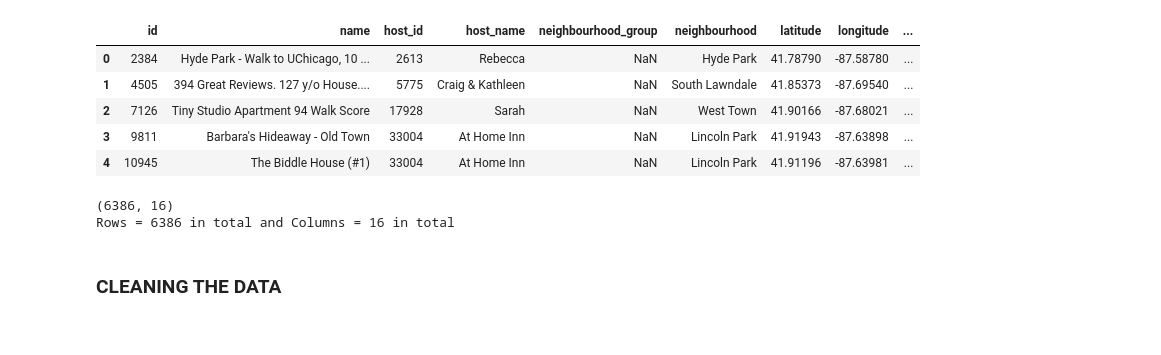
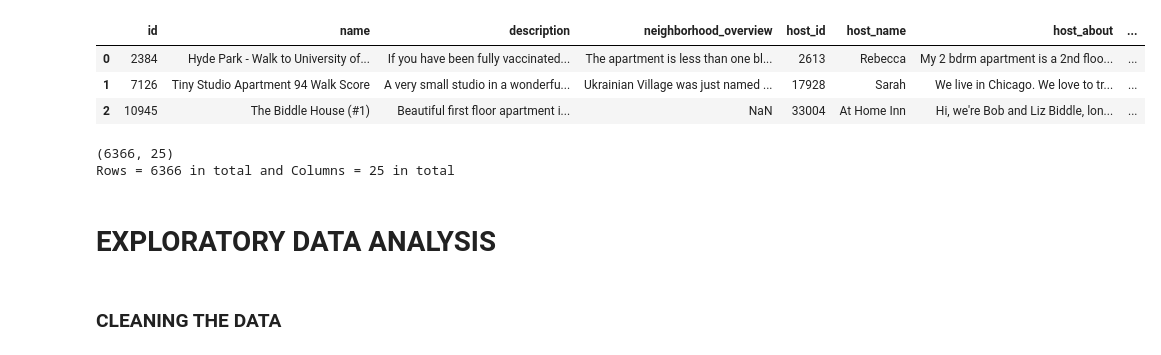
Before and after one commit to platypusjerry/Airbnb-chicago, a Jupyter notebook: airbnb_chicago_analysis.ipynb, the cells around one changed output. Drawn from its saved outputs; the diff is of its cells as text; code cells hidden in the pictures.

```diff
--- a/airbnb_chicago_analysis.ipynb
+++ b/airbnb_chicago_analysis.ipynb
@@ -24,21 +81,25 @@ from io import BytesIO
 # %%
 #reading the data-set
-url = 'https://raw.githubusercontent.com/platypusjerry/Airbnb-chicago_analysis/main/listings_1.csv'
-listing = pd.read_csv(url)
-listing.head(5)
+url1 = 'https://raw.githubusercontent.com/platypusjerry/Airbnb-chicago_analysis/main/data/listings_2.csv'
+url2 = 'https://raw.githubusercontent.com/platypusjerry/Airbnb-chicago_analysis/main/data/listings_1.csv'
+url3 = 'https://raw.githubusercontent.com/platypusjerry/Airbnb-chicago_analysis/main/data/listings_3.csv'
+listing = pd.read_csv(url3)
+
+listing.rename(columns = {'neighbourhood_cleansed':'neighbourhood'}, inplace = True)
+listing.head(3)
 # %% [output]
-|  | id | name | host_id | host_name | neighbourhood_group | neighbourhood | latitude | longitude | ... |
-| 0 | 2384 | Hyde Park - Walk to UChicago, 10 ... | 2613 | Rebecca | NaN | Hyde Park | 41.78790 | -87.58780 | ... |
-| 1 | 4505 | 394 Great Reviews. 127 y/o House.... | 5775 | Craig & Kathleen | NaN | South Lawndale | 41.85373 | -87.69540 | ... |
-| 2 | 7126 | Tiny Studio Apartment 94 Walk Score | 17928 | Sarah | NaN | West Town | 41.90166 | -87.68021 | ... |
-| 3 | 9811 | Barbara's Hideaway - Old Town | 33004 | At Home Inn | NaN | Lincoln Park | 41.91943 | -87.63898 | ... |
-| 4 | 10945 | The Biddle House (#1) | 33004 | At Home Inn | NaN | Lincoln Park | 41.91196 | -87.63981 | ... |
+|  | id | name | description | neighborhood_overview | host_id | host_name | host_about | ... |
+| 0 | 2384 | Hyde Park - Walk to University of... | If you have been fully vaccinated... | The apartment is less than one bl... | 2613 | Rebecca | My 2 bdrm apartment is a 2nd floo... | ... |
+| 1 | 7126 | Tiny Studio Apartment 94 Walk Score | A very small studio in a wonderfu... | Ukrainian Village was just named ... | 17928 | Sarah | We live in Chicago. We love to tr... | ... |
+| 2 | 10945 | The Biddle House (#1) | Beautiful first floor apartment i... | NaN | 33004 | At Home Inn | Hi, we're Bob and Liz Biddle, lon... | ... |
 # %%
 #shape of the data set we are working with
 print(listing.shape)
 print('Rows = {rows} in total and Columns = {columns} in total'.format(rows=listing.shape[0],columns=listing.shape[1]))
 # %% [output]
-(6386, 16)
-Rows = 6386 in total and Columns = 16 in total
+(6366, 25)
+Rows = 6366 in total and Columns = 25 in total
+# %% [markdown]
+# **EXPLORATORY DATA ANALYSIS**
 # %% [markdown]
 ### **CLEANING THE DATA**
```
Also changed, not shown: parts of 99 cells of this notebook.
